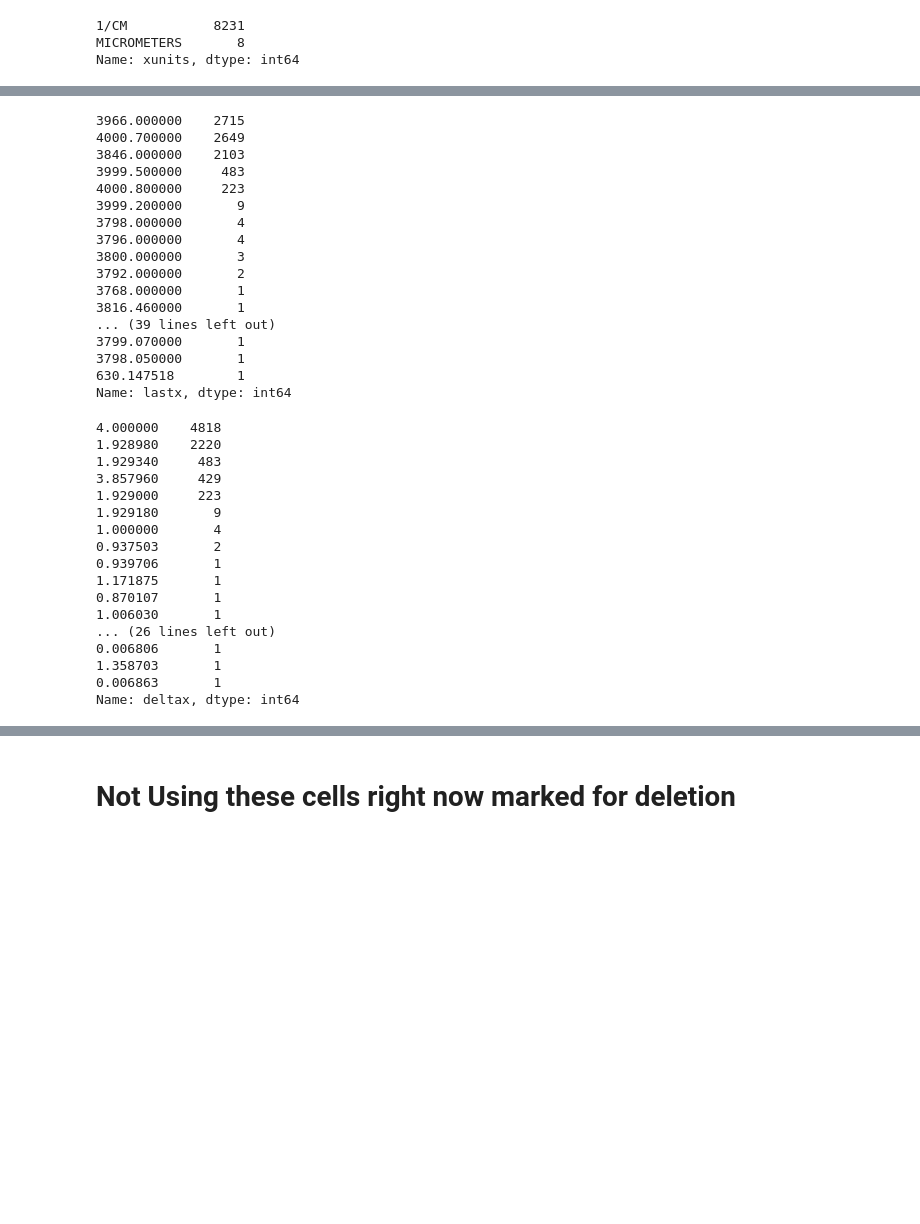
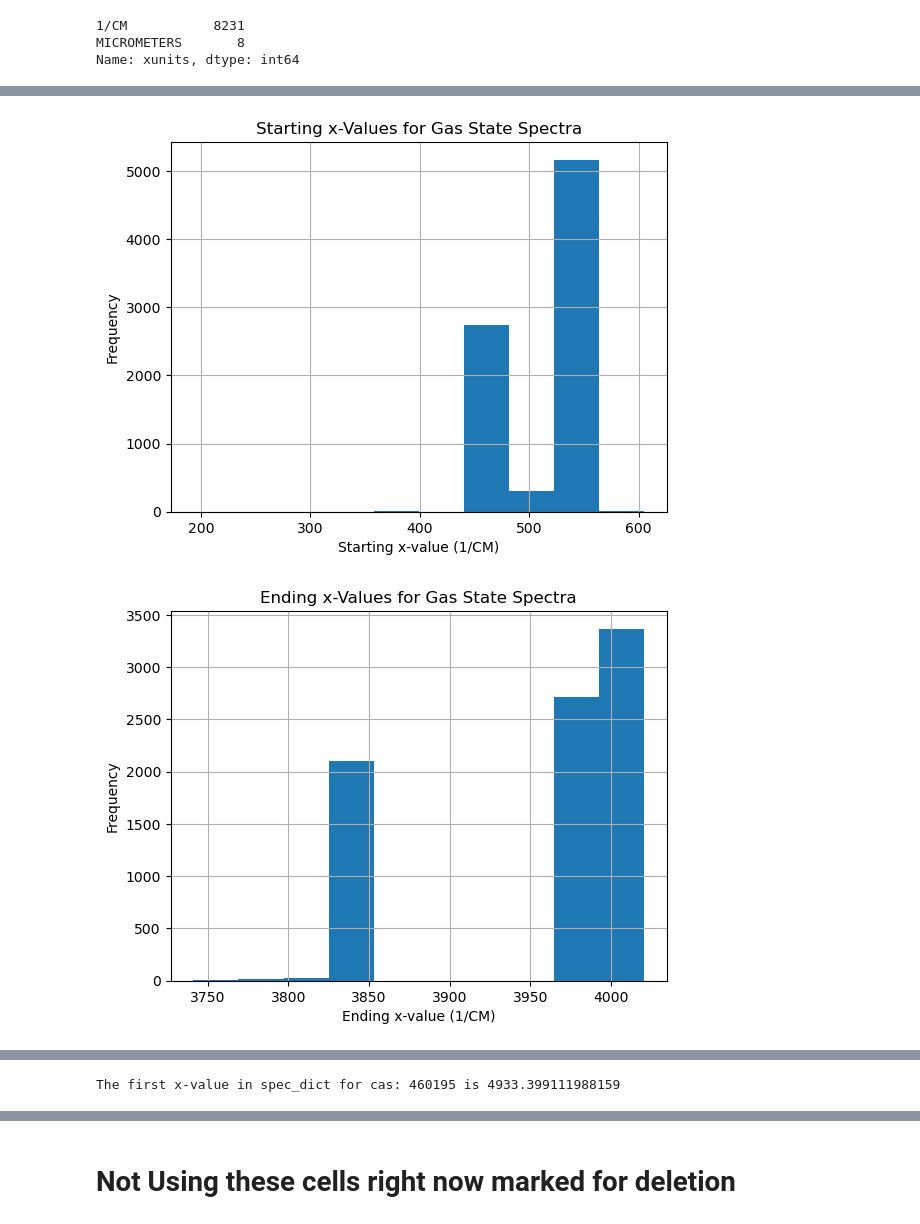
Before and after one commit to kevinpatrickkent/NIST-IR-MachineLearning, a Jupyter notebook: NISTWebbookML.ipynb, the cells around one changed output, grey strips where cells are left out. Drawn from its saved outputs; the diff is of its cells as text; code cells hidden in the pictures; blank space fills up the shorter version.

```diff
--- a/NISTWebbookML.ipynb
+++ b/NISTWebbookML.ipynb
@@ -532,44 +551,35 @@ Name: firstx, dtype: int64
-# %%
-# Ending x?
-
-df.loc[gas,:].lastx.value_counts()
-# %% [output]
-3966.000000    2715
-4000.700000    2649
-3846.000000    2103
-3999.500000     483
-4000.800000     223
-3999.200000       9
-3798.000000       4
-3796.000000       4
-3800.000000       3
-3792.000000       2
-3768.000000       1
-3816.460000       1
-... (39 lines left out)
-3799.070000       1
-3798.050000       1
-630.147518        1
-Name: lastx, dtype: int64
-# %%
-# deltax?
-
-df.loc[gas,:].deltax.value_counts()
-# %% [output]
-4.000000    4818
-1.928980    2220
-1.929340     483
-3.857960     429
-1.929000     223
-1.929180       9
-1.000000       4
-0.937503       2
-0.939706       1
-1.171875       1
-0.870107       1
-1.006030       1
-... (26 lines left out)
-0.006806       1
-1.358703       1
-0.006863       1
-Name: deltax, dtype: int64
+# %%
+# Going to do a quick investigation before I fix this.
+
+# selecting values where the starting x is above the mid point
+rev_spec = df.loc[gas,'firstx'] > 2000
+
+# Now looking at the starting point without the reverse spectra
+# OK good we can see that the distribution is narrow around
+# typical starting and ending wavenumbers for IR spectra
+ax = df.loc[(gas & ~rev_spec),'firstx'].hist()
+ax.set_xlabel('Starting x-value (1/CM)')
+ax.set_ylabel('Frequency')
+ax.set_title('Starting x-Values for Gas State Spectra')
+plt.show()
+
+ax = df.loc[(gas & ~rev_spec),'lastx'].hist()
+ax.set_xlabel('Ending x-value (1/CM)')
+ax.set_ylabel('Frequency')
+ax.set_title('Ending x-Values for Gas State Spectra')
+plt.show()
+
+# Just plotting another quick spectrum to show the spectra before transformation
+# the transformation we're doing (reversing x) should have no impact on the
+# spectrum.
+cas = df.loc[(gas & rev_spec),:].index[1] #chose 1 so I wouldn't get nitric oxide again
+ind = spec_dict['cas'].index(cas)
+plt.plot(spec_dict['x'][ind], spec_dict['y'][ind], color = 'black')
+plt.xlabel('IR light - ' + df.loc[cas,'xunits'])
+plt.ylabel('Light Attenuation - ' + df.loc[cas,'yunits'])
+plt.title('Spectrum of ' + df.loc[cas,'title'])
+plt.show()
+print('The first x-value in spec_dict for cas:',cas,'is',spec_dict['x'][ind][0])
+# %% [output]
+[figure, added]
+[figure, added]
@@ -575,0 +587 @@ Name: deltax, dtype: int64
+The first x-value in spec_dict for cas: 460195 is 4933.399111988159
```
Also changed, not shown: parts of 31 cells of this notebook.
